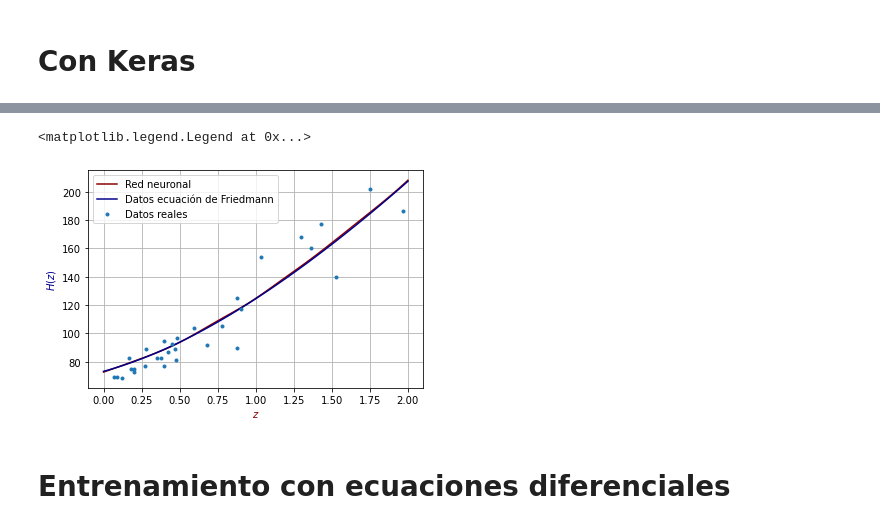
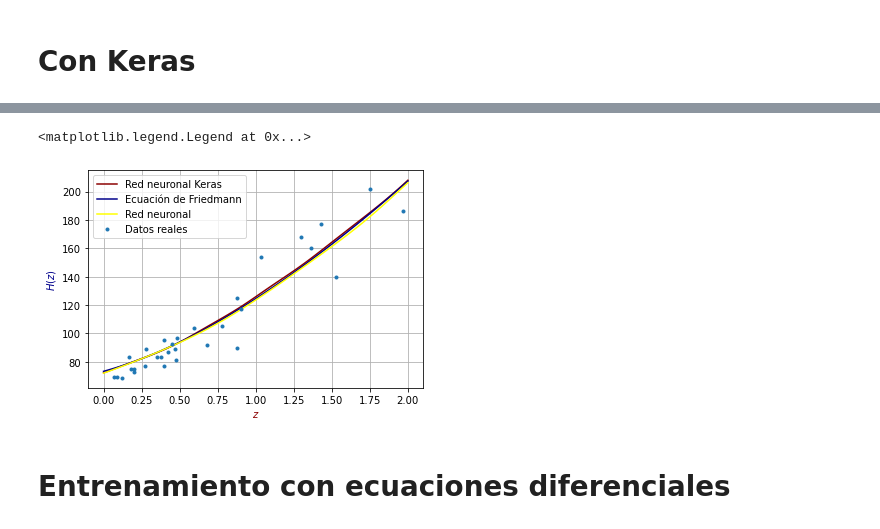
Before and after one commit to JuanDDiosRojas/NeuralNetworks, a Jupyter notebook: Todos los programas del art/Todos los programas del artículo.ipynb, the cells around one changed output, grey strips where cells are left out. Drawn from its saved outputs; the diff is of its cells as text; code cells hidden in the pictures.

```diff
--- a/Todos los programas del art/Todos los programas del artículo.ipynb
+++ b/Todos los programas del art/Todos los programas del artículo.ipynb
@@ -440,16 +457,17 @@ Text(0.5, 1.0, 'Error durante el entrenamiento')
 # %%
 z=np.linspace(0,2,60)
 z=z.reshape(60,1)
-plt.plot(z,model.predict(z),label='Red neuronal',color='darkred')
-plt.plot(z,Hlcdm(z, Om=0.27, H0=73.24),color='darkblue',label='Datos ecuación de Friedmann')
+plt.plot(z,model.predict(z),label='Red neuronal Keras',color='darkred')
+plt.plot(z,Hlcdm(z, Om=0.27, H0=73.24),color='darkblue',label='Ecuación de Friedmann')
+plt.plot(z,forward(z,W1,b1,W2,b2,sigmoid),label='Red neuronal',color='yellow')
 plt.plot(zH0,H,'.', label='Datos reales')
 plt.xlabel('$z$', color='darkred')
 plt.ylabel('$H(z)$', color='darkblue')
 plt.grid()
 plt.legend()
 # %% [output]
 <matplotlib.legend.Legend at 0x...>
-[figure, old version]
+[figure, new version]
 # %% [markdown]
 # Entrenamiento con ecuaciones diferenciales
 # %% [markdown]
```
Also changed, not shown: parts of 12 cells of this notebook.
